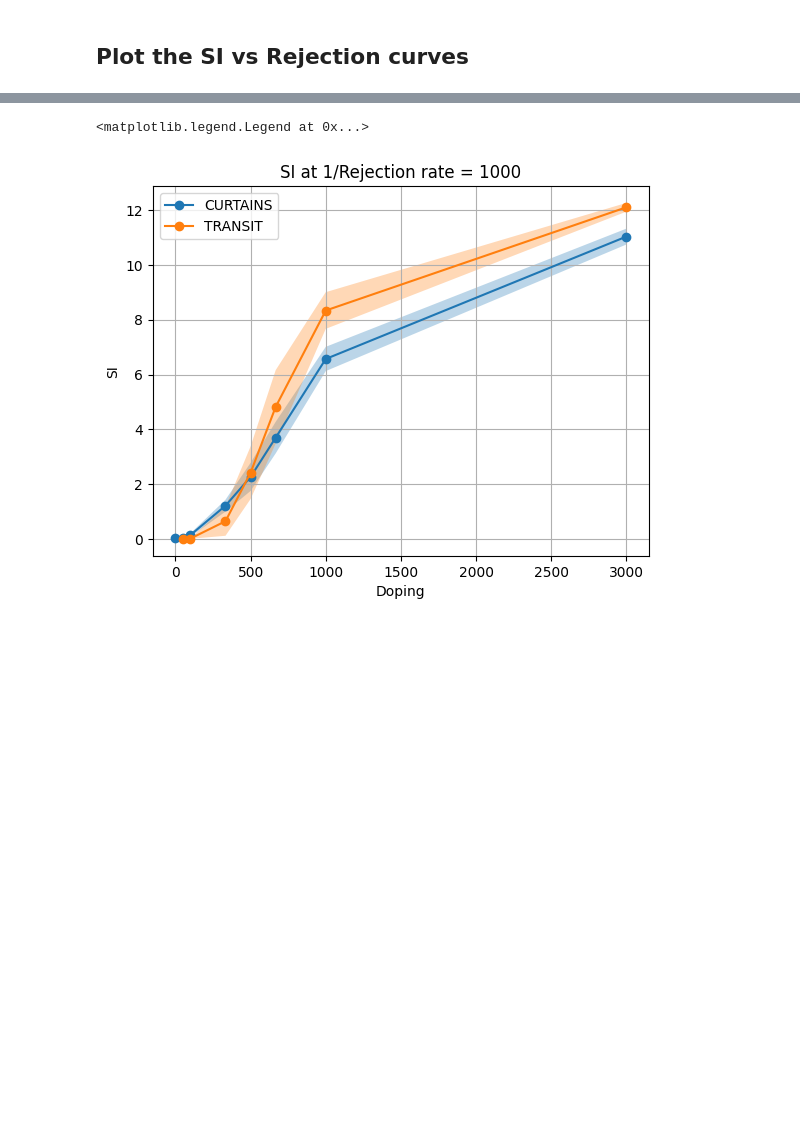
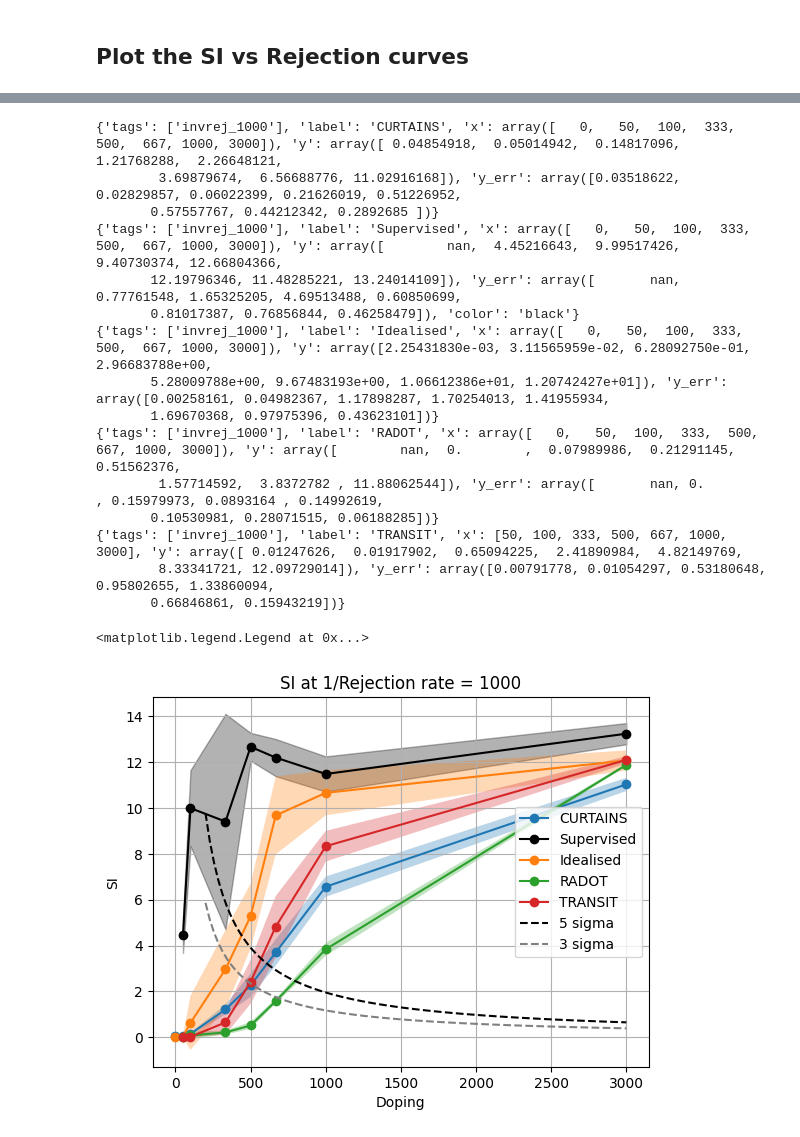
Before and after one commit to IvanOleksiyuk/transit-hep, a Jupyter notebook: twinturbo/scripts/final_plots.ipynb, the cells around one changed output, grey strips where cells are left out. Saved outputs shown, nothing was run; the diff lists cells and outputs as text; code cells hidden in the pictures; blank space fills up the shorter version.

```diff
--- a/twinturbo/scripts/final_plots.ipynb
+++ b/twinturbo/scripts/final_plots.ipynb
@@ -138,3 +232,16 @@ def get_y_and_std_curves(curves, x):
+# %%
+SIs_RADOT_100, SIs_RADOT_100_err = getSI_vs_doping_CURTAINS(100)
+SI_vs_rejinv_curves += [{"tags": ["invrej_100"],
+                         "label": "CURTAINS",
+                         "x": np.array(n_dope_per_run),
+                         "y": np.array(SIs_RADOT_100),
+                         "y_err": np.array(SIs_RADOT_100_err)}]
+SIs_RADOT_1000, SIs_RADOT_1000_err = getSI_vs_doping_CURTAINS(1000)
+SI_vs_rejinv_curves += [{"tags": ["invrej_1000"],
+                         "label": "CURTAINS",
+                         "x": np.array(n_dope_per_run),
+                         "y": np.array(SIs_RADOT_1000),
+                         "y_err": np.array(SIs_RADOT_1000_err)}]
 # %%
 # get curves for curtains
 n_dope_per_run=[0, 50, 100, 333, 500, 667, 1000, 3000]
@@ -218,12 +345,20 @@ SI_vs_rejinv_curves += [{"tags": ["invrej_1000"],
                          "y_err": SI_errs}]
 # %%
 rej_target = 100
+curve_order = ["Supervised", "Idealised", "CURTAINS", "RADOT", "TRANSIT"]
 for curve in SI_vs_rejinv_curves:
     if f"invrej_{rej_target}" in curve["tags"]:
         print(curve)
-        plt.plot(curve["x"], curve["y"], marker='o', label=curve["label"])
-        plt.fill_between(curve["x"], curve["y"]-curve["y_err"], curve["y"]+curve["y_err"], alpha=0.3)
+        plt.plot(curve["x"], curve["y"], marker='o', label=curve["label"], color = curve.get("color", None))
+        if curve.get("color", None) is not None:
+            plt.fill_between(curve["x"], curve["y"]-curve["y_err"], curve["y"]+curve["y_err"], alpha=0.3, color = curve["color"])
+        else:
+            plt.fill_between(curve["x"], curve["y"]-curve["y_err"], curve["y"]+curve["y_err"], alpha=0.3)
 plt.grid()
+n_dope_per_run_plot = np.linspace(200, 3000, 100)
+plt.plot(n_dope_per_run_plot, 5/(n_dope_per_run_plot/np.sqrt(N_EVENTS_SR)), color="black", label="5 sigma", linestyle="--")
+n_dope_per_run_plot = np.linspace(200, 3000, 100)
+plt.plot(n_dope_per_run_plot, 3/(n_dope_per_run_plot/np.sqrt(N_EVENTS_SR)), color="gray", label="3 sigma", linestyle="--")
 plt.ylabel("SI")
 plt.xlabel("Doping")
 plt.title(f"SI at 1/Rejection rate = {rej_target}")
@@ -240,15 +384,39 @@ plt.legend()
 # %%
 
 rej_target = 1000
+curve_order = ["Supervised", "Idealised", "CURTAINS", "RADOT", "TRANSIT"]
 for curve in SI_vs_rejinv_curves:
     if f"invrej_{rej_target}" in curve["tags"]:
-        plt.plot(curve["x"], curve["y"], marker='o',  label=curve["label"])
-        plt.fill_between(curve["x"], curve["y"]-curve["y_err"], curve["y"]+curve["y_err"], alpha=0.3)
+        print(curve)
+        plt.plot(curve["x"], curve["y"], marker='o', label=curve["label"], color = curve.get("color", None))
+        if curve.get("color", None) is not None:
+            plt.fill_between(curve["x"], curve["y"]-curve["y_err"], curve["y"]+curve["y_err"], alpha=0.3, color = curve["color"])
+        else:
+            plt.fill_between(curve["x"], curve["y"]-curve["y_err"], curve["y"]+curve["y_err"], alpha=0.3)
 plt.grid()
+n_dope_per_run_plot = np.linspace(200, 3000, 100)
+plt.plot(n_dope_per_run_plot, 5/(n_dope_per_run_plot/np.sqrt(N_EVENTS_SR)), color="black", label="5 sigma", linestyle="--")
+n_dope_per_run_plot = np.linspace(200, 3000, 100)
+plt.plot(n_dope_per_run_plot, 3/(n_dope_per_run_plot/np.sqrt(N_EVENTS_SR)), color="gray", label="3 sigma", linestyle="--")
 plt.ylabel("SI")
 plt.xlabel("Doping")
 plt.title(f"SI at 1/Rejection rate = {rej_target}")
 plt.legend()
 # %% [output]
-<matplotlib.legend.Legend at 0x...>
+{'tags': ['invrej_1000'], 'label': 'CURTAINS', 'x': array([   0,   50,  100,  333,  500,  667, 1000, 3000]), 'y': array([ 0.04854918,  0.05014942,  0.14817096,  1.21768288,  2.26648121,
+        3.69879674,  6.56688776, 11.02916168]), 'y_err': array([0.03518622, 0.02829857, 0.06022399, 0.21626019, 0.51226952,
+       0.57557767, 0.44212342, 0.2892685 ])}
+{'tags': ['invrej_1000'], 'label': 'Supervised', 'x': array([   0,   50,  100,  333,  500,  667, 1000, 3000]), 'y': array([        nan,  4.45216643,  9.99517426,  9.40730374, 12.66804366,
+       12.19796346, 11.48285221, 13.24014109]), 'y_err': array([       nan, 0.77761548, 1.65325205, 4.69513488, 0.60850699,
+       0.81017387, 0.76856844, 0.46258479]), 'color': 'black'}
+{'tags': ['invrej_1000'], 'label': 'Idealised', 'x': array([   0,   50,  100,  333,  500,  667, 1000, 3000]), 'y': array([2.25431830e-03, 3.11565959e-02, 6.28092750e-01, 2.96683788e+00,
+       5.28009788e+00, 9.67483193e+00, 1.06612386e+01, 1.20742427e+01]), 'y_err': array([0.00258161, 0.04982367, 1.17898287, 1.70254013, 1.41955934,
+       1.69670368, 0.97975396, 0.43623101])}
+{'tags': ['invrej_1000'], 'label': 'RADOT', 'x': array([   0,   50,  100,  333,  500,  667, 1000, 3000]), 'y': array([        nan,  0.        ,  0.07989986,  0.21291145,  0.51562376,
+        1.57714592,  3.8372782 , 11.88062544]), 'y_err': array([       nan, 0.        , 0.15979973, 0.0893164 , 0.14992619,
+       0.10530981, 0.28071515, 0.06188285])}
+{'tags': ['invrej_1000'], 'label': 'TRANSIT', 'x': [50, 100, 333, 500, 667, 1000, 3000], 'y': array([ 0.01247626,  0.01917902,  0.65094225,  2.41890984,  4.82149769,
+        8.33341721, 12.09729014]), 'y_err': array([0.00791778, 0.01054297, 0.53180648, 0.95802655, 1.33860094,
+       0.66846861, 0.15943219])}
+<matplotlib.legend.Legend at 0x...>
-[figure, old version]
+[figure, new version]
```
Also changed, not shown: parts of 8 cells of this notebook, 39 other files.
